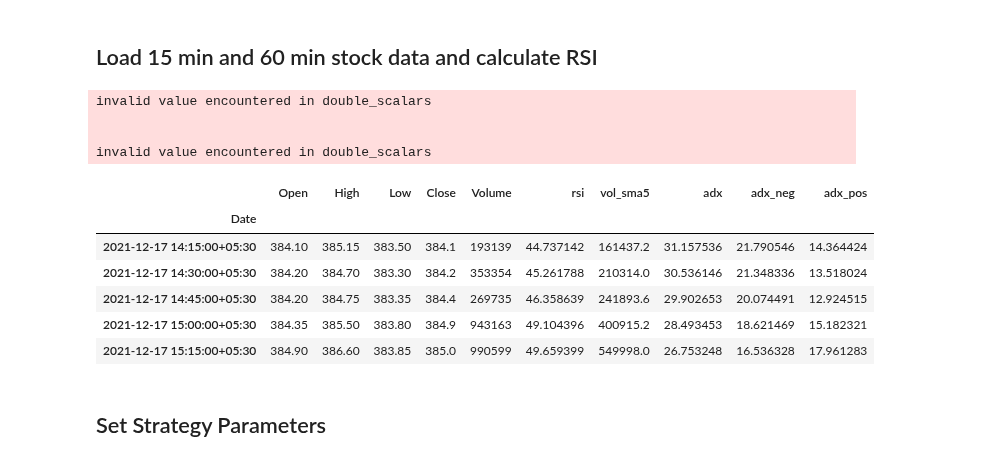
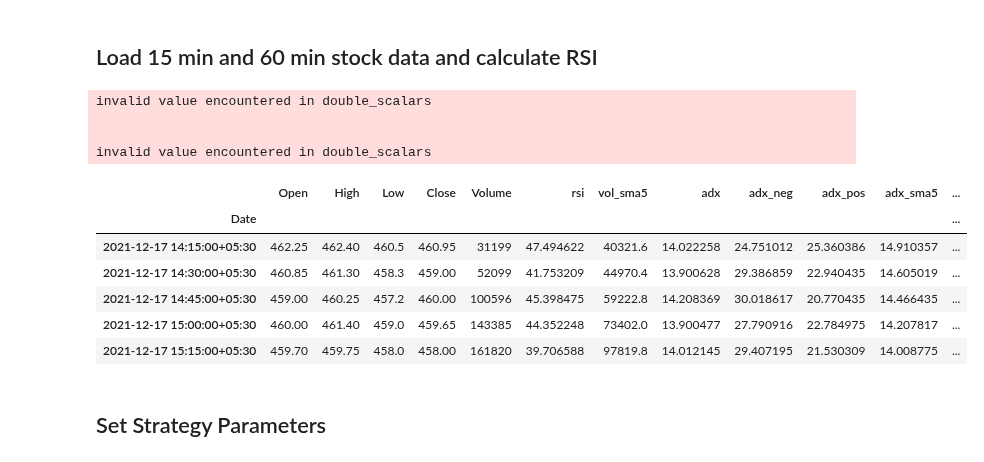
Before and after one commit to hbbtekademy/algo-trading, a Jupyter notebook: python/notebooks/strategies/rsi_strategy/RSIStrategy.ipynb, the cells around one changed output. Cells and saved outputs as stored; diff of their text form; code cells hidden in the pictures.

```diff
--- a/python/notebooks/strategies/rsi_strategy/RSIStrategy.ipynb
+++ b/python/notebooks/strategies/rsi_strategy/RSIStrategy.ipynb
@@ -291,36 +291,46 @@ def generate_sell_signal_pnl(signal: Signal, df: pd.DataFrame, stop_gain: float)
 # %% [markdown]
 ## Load 15 min and 60 min stock data and calculate RSI
 # %%
-file_15min = '/content/BPCL-HIST.csv'
+file_15min = '/content/CADILAHC-HIST.csv'
 
 df_15min = pd.read_csv(file_15min, parse_dates=['Date'], index_col=['Date'])
 
 # Add RSI
 rsi = RSIIndicator(df_15min['Close']).rsi()
 df_15min = df_15min.assign(rsi=rsi.values)
 
 # Add Vol SMA 5
 vol_sma5 = df_15min['Volume'].rolling(5).mean()
 df_15min = df_15min.assign(vol_sma5=vol_sma5.values)
 
 # Add ADX
 ADX = ADXIndicator(high=df_15min['High'], low=df_15min['Low'], close=df_15min['Close'])
 df_15min = df_15min.assign(adx=ADX.adx().values)
 df_15min = df_15min.assign(adx_neg=ADX.adx_neg().values)
 df_15min = df_15min.assign(adx_pos=ADX.adx_pos().values)
+
+adx_sma5 = df_15min['adx'].rolling(5).mean()
+df_15min = df_15min.assign(adx_sma5=adx_sma5.values)
+
+adx_pos_sma5 = df_15min['adx_pos'].rolling(5).mean()
+df_15min = df_15min.assign(adx_pos_sma5=adx_pos_sma5.values)
+
+adx_neg_sma5 = df_15min['adx_neg'].rolling(5).mean()
+df_15min = df_15min.assign(adx_neg_sma5=adx_neg_sma5.values)
+
 df_15min.tail()
 # %% [output]
 invalid value encountered in double_scalars
 
 
 invalid value encountered in double_scalars
-|  | Open | High | Low | Close | Volume | rsi | vol_sma5 | adx | adx_neg | adx_pos |
-| Date |  |  |  |  |  |  |  |  |  |  |
-| 2021-12-17 14:15:00+05:30 | 384.10 | 385.15 | 383.50 | 384.1 | 193139 | 44.737142 | 161437.2 | 31.157536 | 21.790546 | 14.364424 |
-| 2021-12-17 14:30:00+05:30 | 384.20 | 384.70 | 383.30 | 384.2 | 353354 | 45.261788 | 210314.0 | 30.536146 | 21.348336 | 13.518024 |
-| 2021-12-17 14:45:00+05:30 | 384.20 | 384.75 | 383.35 | 384.4 | 269735 | 46.358639 | 241893.6 | 29.902653 | 20.074491 | 12.924515 |
-| 2021-12-17 15:00:00+05:30 | 384.35 | 385.50 | 383.80 | 384.9 | 943163 | 49.104396 | 400915.2 | 28.493453 | 18.621469 | 15.182321 |
-| 2021-12-17 15:15:00+05:30 | 384.90 | 386.60 | 383.85 | 385.0 | 990599 | 49.659399 | 549998.0 | 26.753248 | 16.536328 | 17.961283 |
+|  | Open | High | Low | Close | Volume | rsi | vol_sma5 | adx | adx_neg | adx_pos | adx_sma5 | ... |
+| Date |  |  |  |  |  |  |  |  |  |  |  | ... |
+| 2021-12-17 14:15:00+05:30 | 462.25 | 462.40 | 460.5 | 460.95 | 31199 | 47.494622 | 40321.6 | 14.022258 | 24.751012 | 25.360386 | 14.910357 | ... |
+| 2021-12-17 14:30:00+05:30 | 460.85 | 461.30 | 458.3 | 459.00 | 52099 | 41.753209 | 44970.4 | 13.900628 | 29.386859 | 22.940435 | 14.605019 | ... |
+| 2021-12-17 14:45:00+05:30 | 459.00 | 460.25 | 457.2 | 460.00 | 100596 | 45.398475 | 59222.8 | 14.208369 | 30.018617 | 20.770435 | 14.466435 | ... |
+| 2021-12-17 15:00:00+05:30 | 460.00 | 461.40 | 459.0 | 459.65 | 143385 | 44.352248 | 73402.0 | 13.900477 | 27.790916 | 22.784975 | 14.207817 | ... |
+| 2021-12-17 15:15:00+05:30 | 459.70 | 459.75 | 458.0 | 458.00 | 161820 | 39.706588 | 97819.8 | 14.012145 | 29.407195 | 21.530309 | 14.008775 | ... |
 # %% [markdown]
 ## Set Strategy Parameters
 # %%
```
Also changed, not shown: parts of 10 cells of this notebook.
